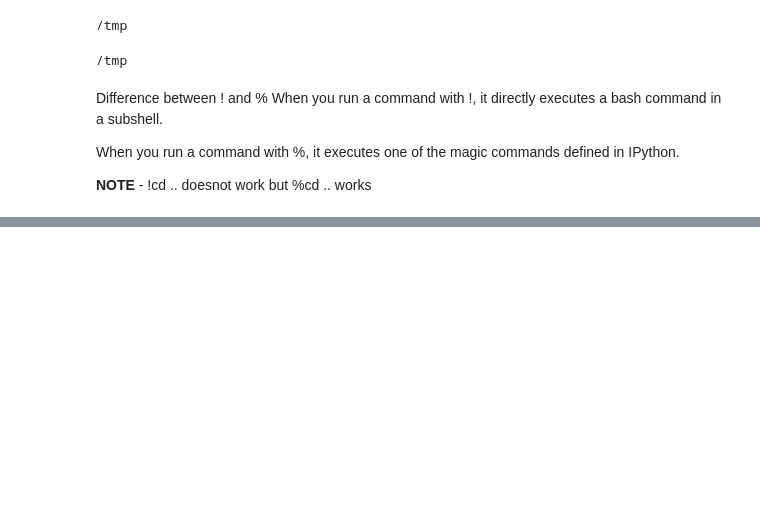
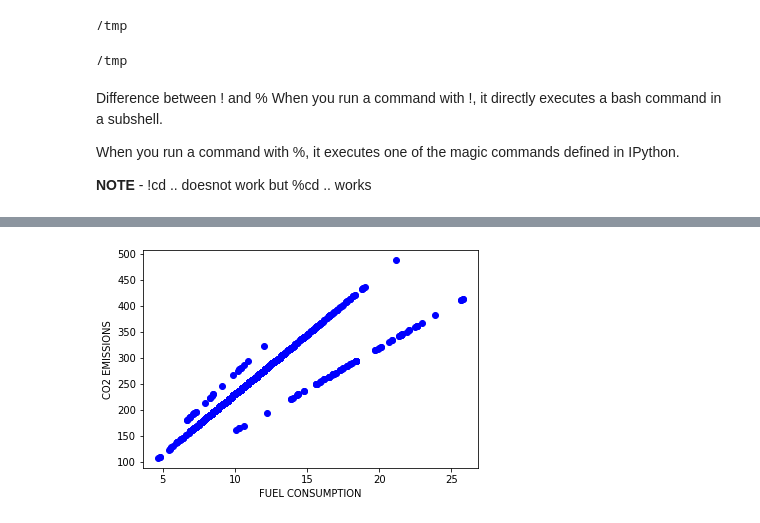
Before and after one commit to skarot/MachineLearning, a Jupyter notebook: Regression_SimpleLinearReg.ipynb, the cells around one changed output, grey strips where cells are left out. Cells and saved outputs as stored; diff of their text form; code cells hidden in the pictures; blank space fills up the shorter version.

```diff
--- a/Regression_SimpleLinearReg.ipynb
+++ b/Regression_SimpleLinearReg.ipynb
@@ -69,0 +119,7 @@ When you run a command with %, it executes one of the magic commands defined in
+# %%
+plt.scatter(cdf.FUELCONSUMPTION_COMB, cdf.CO2EMISSIONS, color='blue')
+plt.xlabel('FUEL CONSUMPTION')
+plt.ylabel('CO2 EMISSIONS')
+plt.show()
+# %% [output]
+[figure, added]
```
Also changed, not shown: parts of 18 cells of this notebook.
